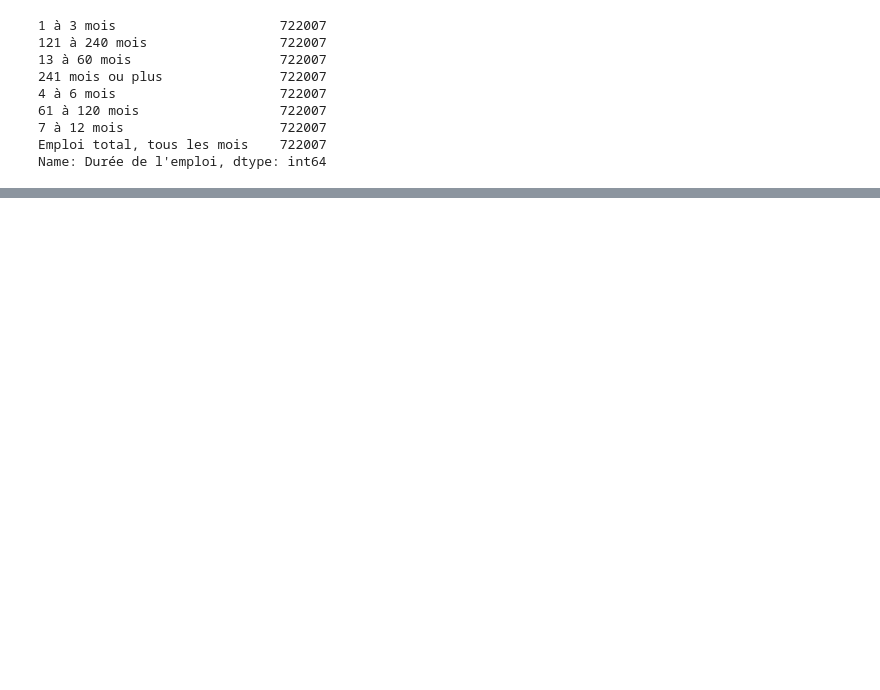
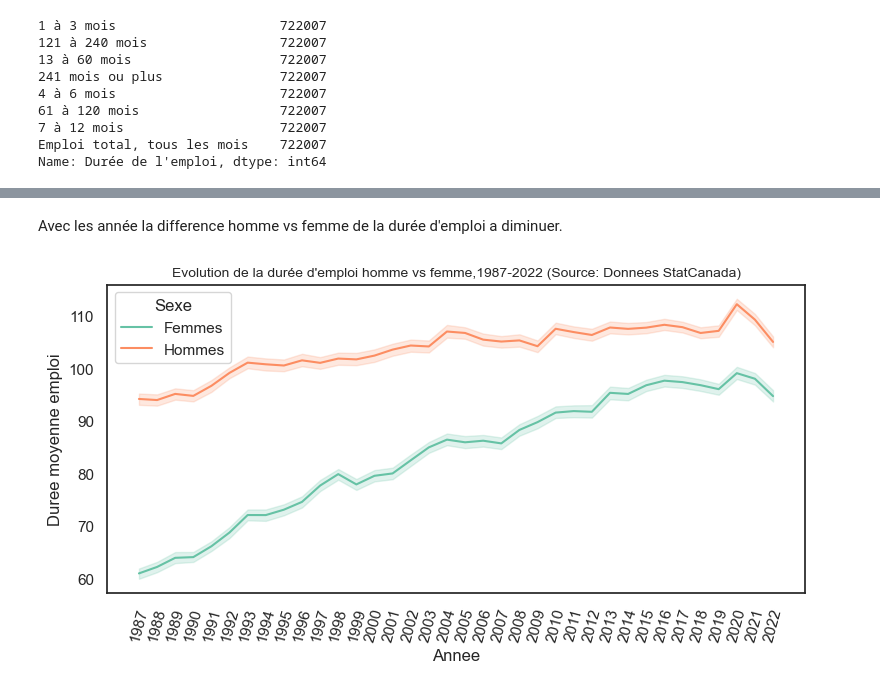
Before and after one commit to marciosdn/projet_77, a Jupyter notebook: AED durée emploi.ipynb, the cells around one changed output, grey strips where cells are left out. Drawn from its saved outputs; the diff is of its cells as text; code cells hidden in the pictures; blank space fills up the shorter version.

```diff
--- a/AED durée emploi.ipynb
+++ b/AED durée emploi.ipynb
@@ -290,0 +446,16 @@ Name: Durée de l'emploi, dtype: int64
+# %% [markdown]
+Avec les année la difference homme vs femme de la durée d'emploi a diminuer.
+# %%
+filtre_sexe=df_duree_emploi['Sexe'].isin(['Femmes','Hommes'])
+sns.lineplot(data=df_duree_emploi[filtre_sexe],
+             x="Annee",
+             y='Duree moyenne emploi',
+             hue='Sexe',
+            markers=True,
+            dashes=False)
+plt.title(label="Evolution de la durée d'emploi homme vs femme,1987-2022 (Source: Donnees StatCanada)",
+          fontdict={'fontsize':10}, loc='center')
+plt.xticks(rotation=75)
+plt.show()
+# %% [output]
+[figure, added]
```
Also changed, not shown: parts of 44 cells of this notebook.
